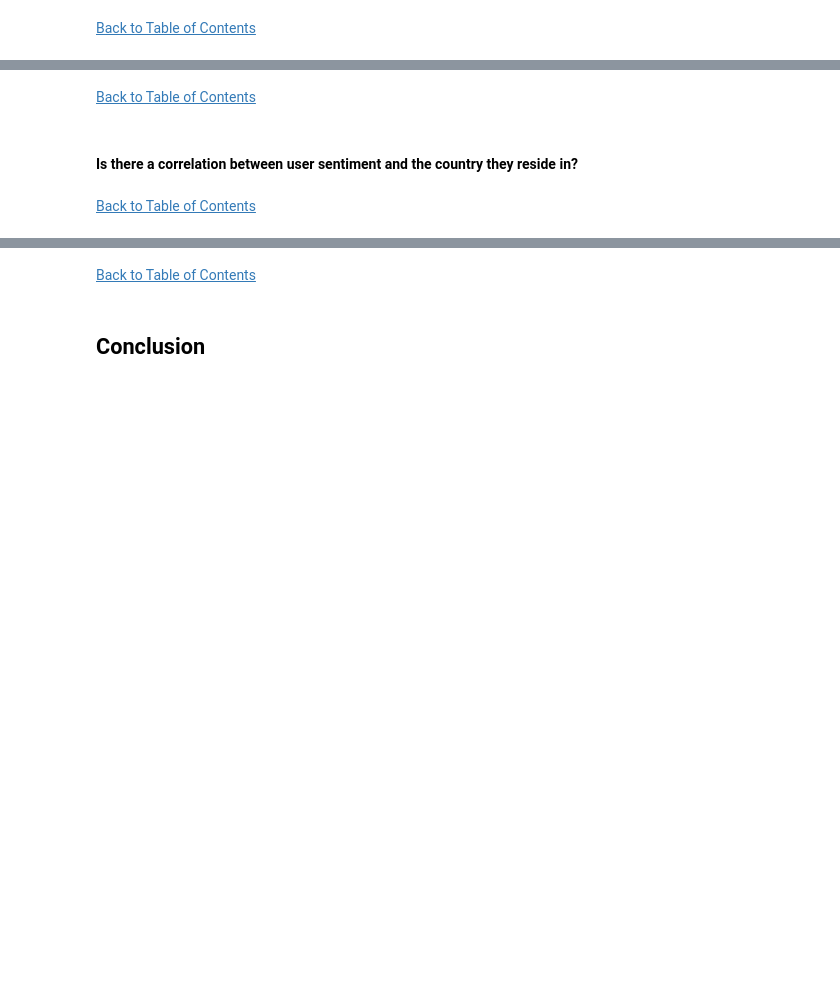
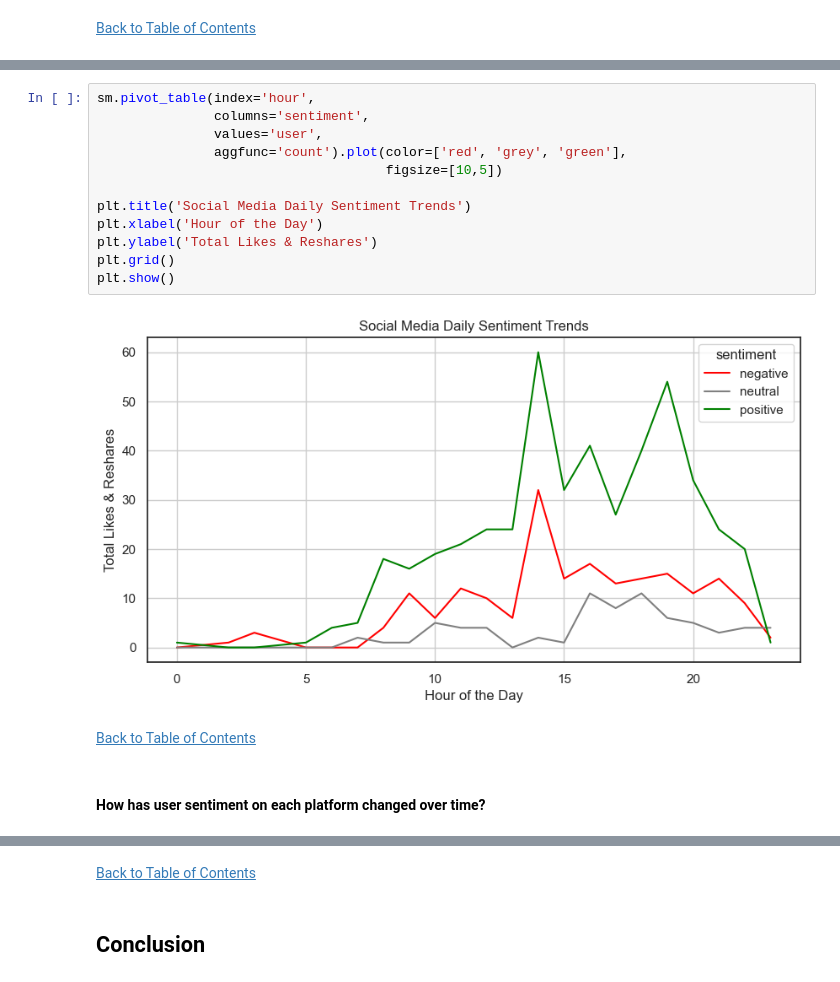
Before and after one commit to jasondo-da/Social_Media_Analysis, a Jupyter notebook: social_media_sentiments_analysis.ipynb, the cells around one changed output, grey strips where cells are left out. Cells and saved outputs as stored; diff of their text form; blank space fills up the shorter version.

```diff
--- a/social_media_sentiments_analysis.ipynb
+++ b/social_media_sentiments_analysis.ipynb
@@ -1140,9 +1195,21 @@ plt.show()
+# %%
+sm.pivot_table(index='hour',
+               columns='sentiment',
+               values='user',
+               aggfunc='count').plot(color=['red', 'grey', 'green'],
+                                     figsize=[10,5])
+
+plt.title('Social Media Daily Sentiment Trends')
+plt.xlabel('Hour of the Day')
+plt.ylabel('Total Likes & Reshares')
+plt.grid()
+plt.show()
+# %% [output]
+[figure, added]
 # %% [markdown]
 [Back to Table of Contents](#back)
-# %% [markdown]
-#### Is there a correlation between user sentiment and the country they reside in?
-# %% [markdown]
-[Back to Table of Contents](#back)
+# %% [markdown]
+#### How has user sentiment on each platform changed over time?
 # %%
 sns.stripplot(data=sm,
               x='timestamp',
```
Also changed, not shown: parts of 17 cells of this notebook.
